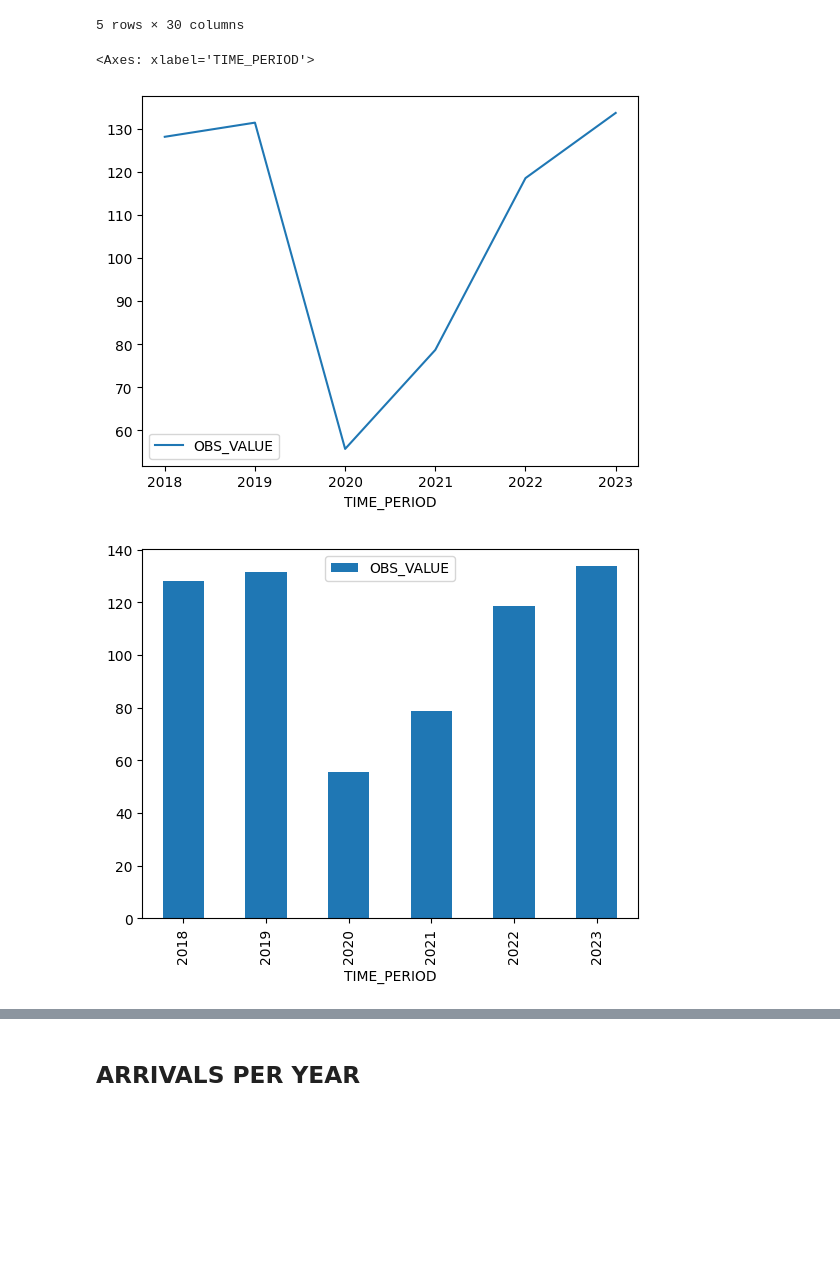
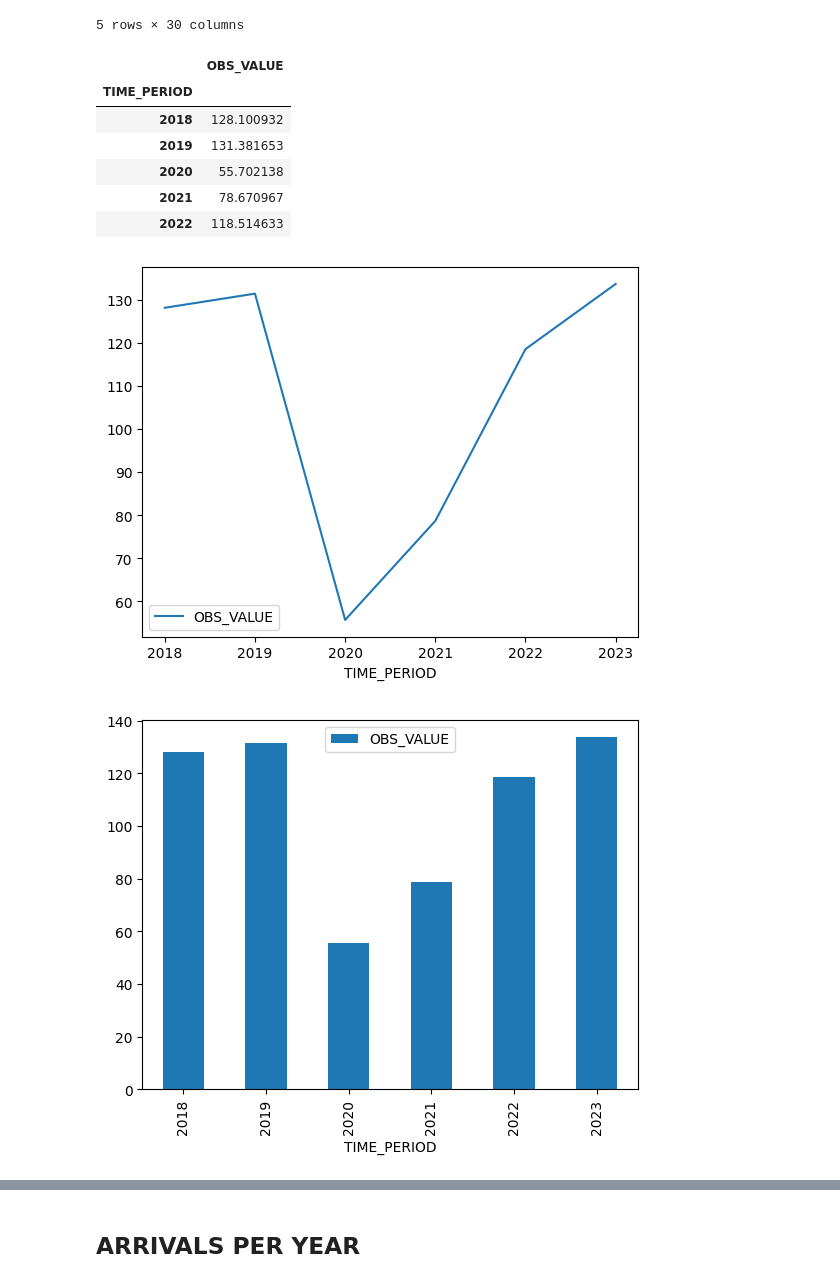
Before and after one commit to T0ls/data-Visualization, a Jupyter notebook: code/index.ipynb, the cells around one changed output, grey strips where cells are left out. Drawn from its saved outputs; the diff is of its cells as text; code cells hidden in the pictures; blank space fills up the shorter version.

```diff
--- a/code/index.ipynb
+++ b/code/index.ipynb
@@ -15,11 +15,19 @@ df.head()
 | 4 | IT1:122_54_DF_DCSC_TUR_10(1.0) | A | IT | AR | N | ALL | 551_553 | ... |
 5 rows × 30 columns
 # %%
+
 arrivals_per_year = df[(df['COUNTRY_RES_GUESTS'] == 'WORLD') & (df['TYPE_ACCOMMODATION'] == 'ALL') & (df['DATA_TYPE'] == 'AR') & (df['TIME_PERIOD'].apply(str).apply(len) <= 4) & (df['LOCALITY_TYPE'] == 'ALL')]
 arrivals = arrivals_per_year[['OBS_VALUE', 'TIME_PERIOD']].set_index('TIME_PERIOD')
 arrivals.plot()
 arrivals.plot.bar()
+arrivals.head()
 # %% [output]
-<Axes: xlabel='TIME_PERIOD'>
+|  | OBS_VALUE |
+| TIME_PERIOD |  |
+| 2018 | 128.100932 |
+| 2019 | 131.381653 |
+| 2020 | 55.702138 |
+| 2021 | 78.670967 |
+| 2022 | 118.514633 |
 [figure]
 [figure]
```
Also changed, not shown: parts of 6 cells of this notebook.
